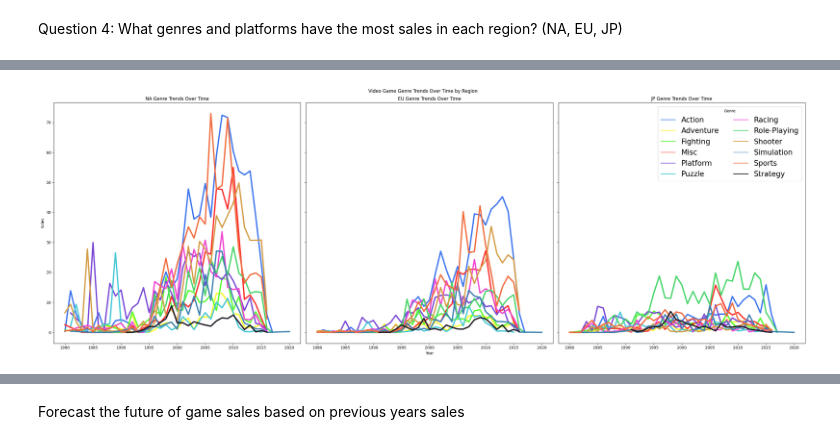
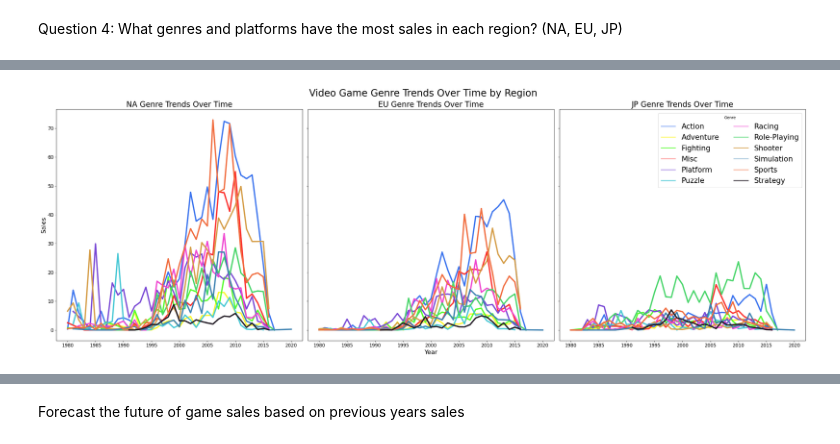
Before and after one commit to nstanfield/Video-Game-Sales-Analysis, a Jupyter notebook: Game_Sales_Analysis.ipynb, the cells around one changed output, grey strips where cells are left out. Drawn from its saved outputs; the diff is of its cells as text; code cells hidden in the pictures.

```diff
--- a/Game_Sales_Analysis.ipynb
+++ b/Game_Sales_Analysis.ipynb
@@ -441,21 +454,34 @@ plt.tight_layout()
 # %%
 game_sales_genre_na = game_sales.groupby(['Genre', 'Year'])['NA_Sales'].sum()
 game_sales_genre_eu = game_sales.groupby(['Genre', 'Year'])['EU_Sales'].sum()
 game_sales_genre_jp = game_sales.groupby(['Genre', 'Year'])['JP_Sales'].sum()
 game_sales_genre_na_f = pd.DataFrame(list(zip((x[0] for x in game_sales_genre_na.index.to_list()), (x[1] for x in game_sales_genre_na.index.to_list()), game_sales_genre_na.to_list())), columns=['Genre', 'Year', 'NA_Sales'])
 game_sales_genre_eu_f = pd.DataFrame(list(zip((x[0] for x in game_sales_genre_eu.index.to_list()), (x[1] for x in game_sales_genre_eu.index.to_list()), game_sales_genre_eu.to_list())), columns=['Genre', 'Year', 'EU_Sales'])
 game_sales_genre_jp_f = pd.DataFrame(list(zip((x[0] for x in game_sales_genre_jp.index.to_list()), (x[1] for x in game_sales_genre_jp.index.to_list()), game_sales_genre_jp.to_list())), columns=['Genre', 'Year', 'JP_Sales'])
 figure, axes = plt.subplots(1, 3, figsize=(28,10), sharey=True)
-figure.suptitle('Video Game Genre Trends Over Time by Region')
+figure.suptitle('Video Game Genre Trends Over Time by Region',fontsize=25)
 sns.lineplot(data=game_sales_genre_na_f, x='Year', y='NA_Sales', hue='Genre', palette=sns.color_palette(genre_palette, 12), ax=axes[0], linewidth = 3.5)
-axes[0].set(title='NA Genre Trends Over Time',ylabel='Sales',xlabel='')
+axes[0].set(xlabel='')
+axes[0].set_title('NA Genre Trends Over Time', fontsize = 20)
+axes[0].set_ylabel('Sales', fontsize = 16)
+axes[0].set_yticks([0,10,20,30,40,50,60,70])
+axes[0].set_yticklabels(axes[0].get_yticklabels(), fontsize = 12)
+axes[0].set_xticks([1980,1985,1990,1995,2000,2005,2010,2015,2020])
+axes[0].set_xticklabels(axes[0].get_xticklabels(), fontsize = 12)
 axes[0].legend([],[], frameon=False)
 sns.lineplot(data=game_sales_genre_eu_f, x='Year', y='EU_Sales', hue='Genre', palette=sns.color_palette(genre_palette, 12), ax=axes[1], linewidth = 3.5)
-axes[1].set(title='EU Genre Trends Over Time',ylabel='',xlabel='Year')
+axes[1].set(ylabel='')
+axes[1].set_title('EU Genre Trends Over Time', fontsize = 20)
+axes[1].set_xlabel('Year', fontsize = 16)
+axes[1].set_xticks([1980,1985,1990,1995,2000,2005,2010,2015,2020])
+axes[1].set_xticklabels(axes[1].get_xticklabels(), fontsize = 12)
 axes[1].legend([],[], frameon=False)
 sns.lineplot(data=game_sales_genre_jp_f, x='Year', y='JP_Sales', hue='Genre', palette=sns.color_palette(genre_palette, 12), ax=axes[2], linewidth = 3.5)
-axes[2].set(title='JP Genre Trends Over Time',ylabel='',xlabel='')
+axes[2].set(ylabel='',xlabel='')
+axes[2].set_title('JP Genre Trends Over Time', fontsize = 20)
+axes[2].set_xticks([1980,1985,1990,1995,2000,2005,2010,2015,2020])
+axes[2].set_xticklabels(axes[2].get_xticklabels(), fontsize = 12)
 plt.legend(fontsize=19, loc='upper right', title='Genre', ncol=2)
 plt.tight_layout()
 # %% [output]
-[figure, old version]
+[figure, new version]
```
Also changed, not shown: parts of 7 cells of this notebook.
